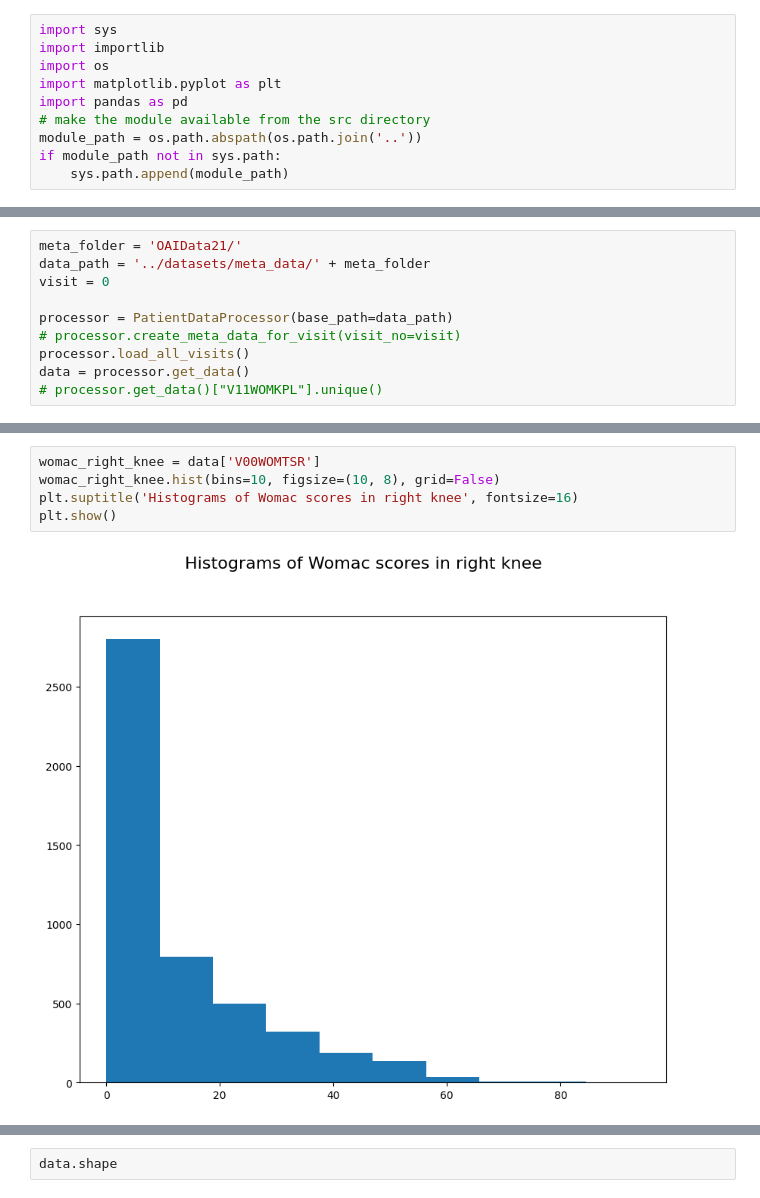
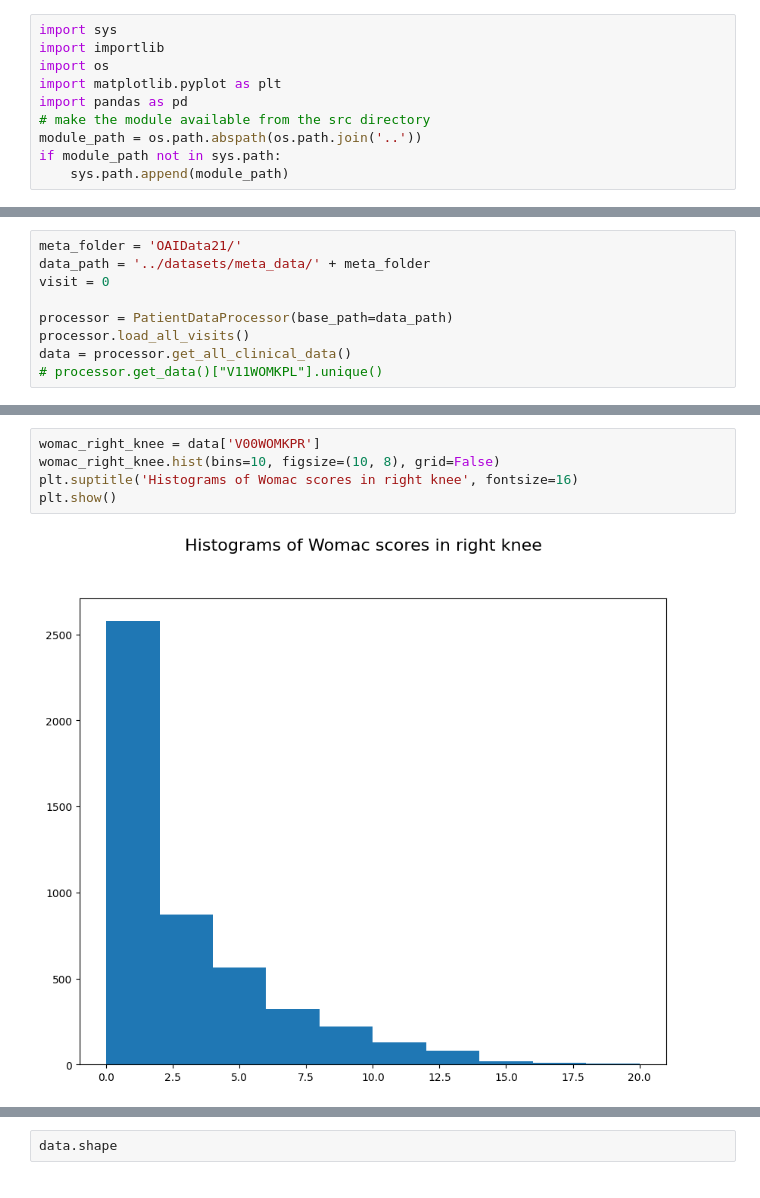
Before and after one commit to a-lundsgaard/XAI-in-Medical-Image-Analysis, a Jupyter notebook: notebooks/magnus_notebook.ipynb, the cells around one changed output, grey strips where cells are left out. Cells and saved outputs as stored; diff of their text form.

```diff
--- a/notebooks/magnus_notebook.ipynb
+++ b/notebooks/magnus_notebook.ipynb
@@ -19,8 +19,7 @@ data_path = '../datasets/meta_data/' + meta_folder
 visit = 0
 
 processor = PatientDataProcessor(base_path=data_path)
-# processor.create_meta_data_for_visit(visit_no=visit)
 processor.load_all_visits()
-data = processor.get_data()
+data = processor.get_all_clinical_data()
 # processor.get_data()["V11WOMKPL"].unique()
 # %% [output]
@@ -39,8 +60,8 @@ Missing columns for visit V11: {'V11PASE', 'V11BMI', 'P01BMI'}
 # %%
-womac_right_knee = data['V00WOMTSR']
+womac_right_knee = data['V00WOMKPR']
 womac_right_knee.hist(bins=10, figsize=(10, 8), grid=False)
 plt.suptitle('Histograms of Womac scores in right knee', fontsize=16)
 plt.show()
 # %% [output]
-[figure, old version]
+[figure, new version]
 # %%
```
Also changed, not shown: parts of 8 cells of this notebook, 1 other file.
